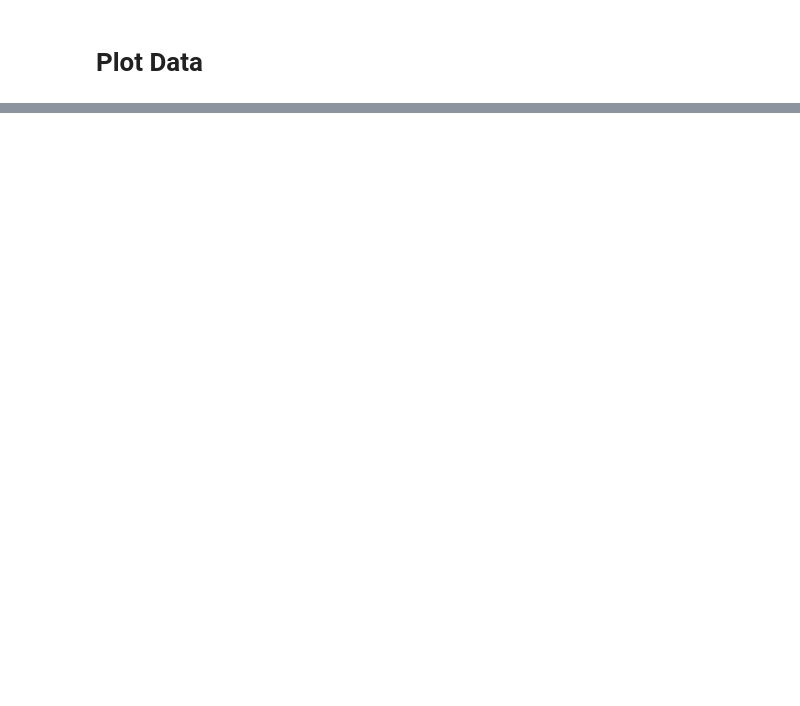
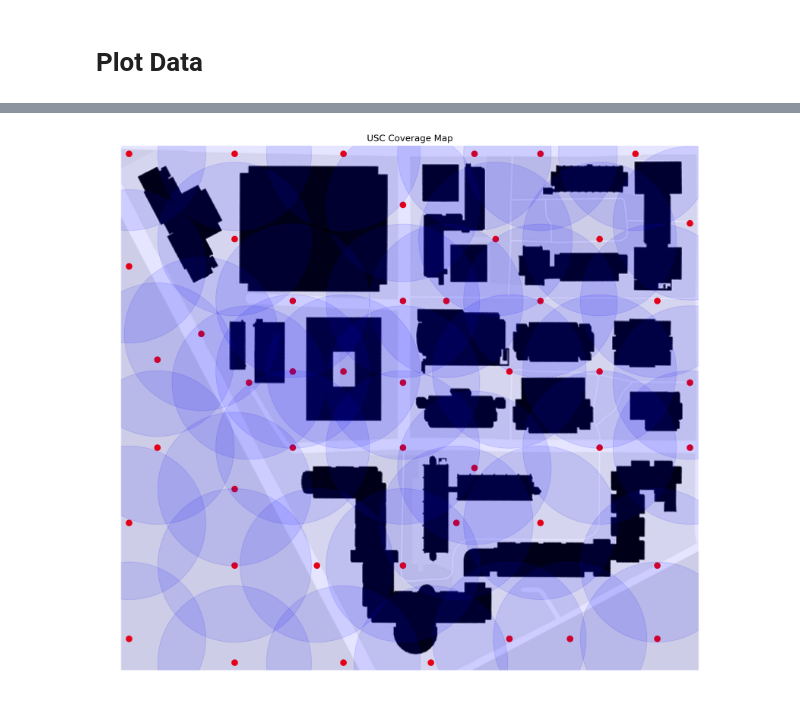
Before and after one commit to buntonj/CoveringZ3, a Jupyter notebook: Current.ipynb, the cells around one changed output, grey strips where cells are left out. Saved outputs shown, nothing was run; the diff lists cells and outputs as text; code cells hidden in the pictures; blank space fills up the shorter version.

```diff
--- a/Current.ipynb
+++ b/Current.ipynb
@@ -635,0 +411,53 @@ Total precalculation time: 8.0 minutes 19.804908990859985 seconds
+# %%
+pixels = []
+circles = []
+for cam in Camlocs:
+    pixelx = np.sum(Costs[0:cam[0],0,0]) + Costs[cam[0],0,0]/2.0
+    pixely = np.sum(Costs[0,cam[1]:ygrid+1,1]) - Costs[0,cam[1],1]/2.0
+    pixels.append([pixelx,pixely])
+    circles.append(plt.Circle((pixelx,pixely), allow, color = 'b', alpha = 0.1))
+pixels = np.array(pixels)
+if USCmap == True:
+    im = plt.imread('USCEngineeringMap.png')
+    picscale=2.0
+    pic = plt.figure(figsize=(xgrid/picscale,ygrid/picscale),dpi=300)
+    picplt = pic.add_subplot(111)
+    implot = picplt.imshow(im)
+    for circ in circles:
+        picplt.add_artist(circ)
+    picplt.scatter(pixels[:,0],pixels[:,1], c='red',marker='o',s=60,label='Cameras')
+    plt.axis('off')
+    plt.title('USC Coverage Map')
+    plt.tight_layout()
+    plt.savefig('USCCoverageMap.png')
+    plt.show()
+elif UCLAmap == True:
+    im = plt.imread('UCLAEngineeringMap.png')
+    picscale=2.0
+    pic = plt.figure(figsize=(xgrid/picscale,ygrid/picscale),dpi=300)
+    picplt = pic.add_subplot(111)
+    implot = picplt.imshow(im)
+    for circ in circles:
+        picplt.add_artist(circ)
+    picplt.scatter(pixels[:,0],pixels[:,1], c='red',marker='o',s=60,label='Cameras')
+    plt.axis('off')
+    plt.title('UCLA Coverage Map')
+    plt.tight_layout()
+    plt.savefig('UCLACoverageMap.png')
+    plt.show()
+elif ARLmap == True:
+    im = plt.imread('ARLMap.png')
+    picscale=2.0
+    pic = plt.figure(figsize=(xgrid/picscale,ygrid/picscale),dpi=300)
+    picplt = pic.add_subplot(111)
+    implot = picplt.imshow(im)
+    for circ in circles:
+        picplt.add_artist(circ)
+    picplt.scatter(pixels[:,0],pixels[:,1], c='red',marker='o',s=60,label='Cameras')
+    plt.axis('off')
+    plt.title('ARL Coverage Map')
+    plt.tight_layout()
+    plt.savefig('ARLCoverageMap.png')
+    plt.show()
+# %% [output]
+[figure, added]
```
Also changed, not shown: parts of 8 cells of this notebook, 12 other files.
